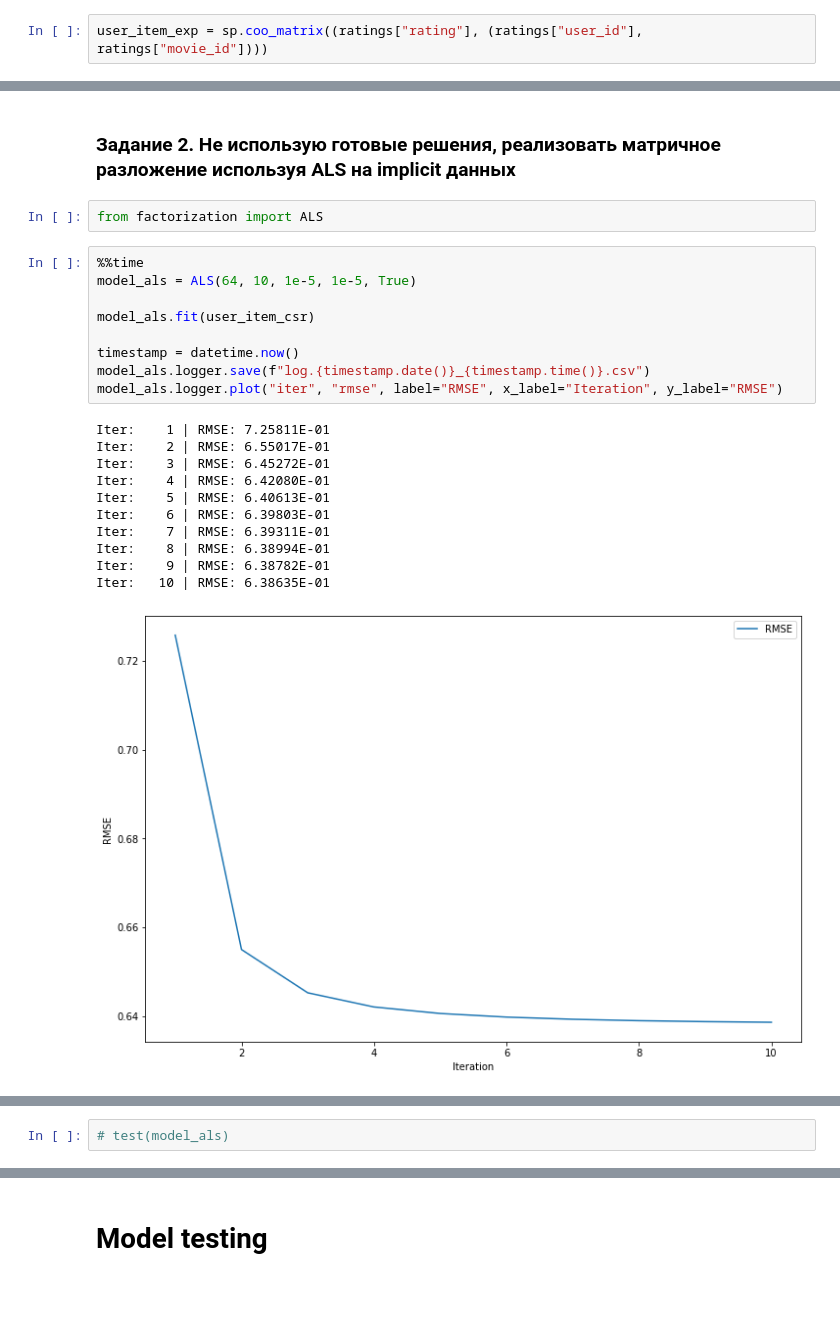
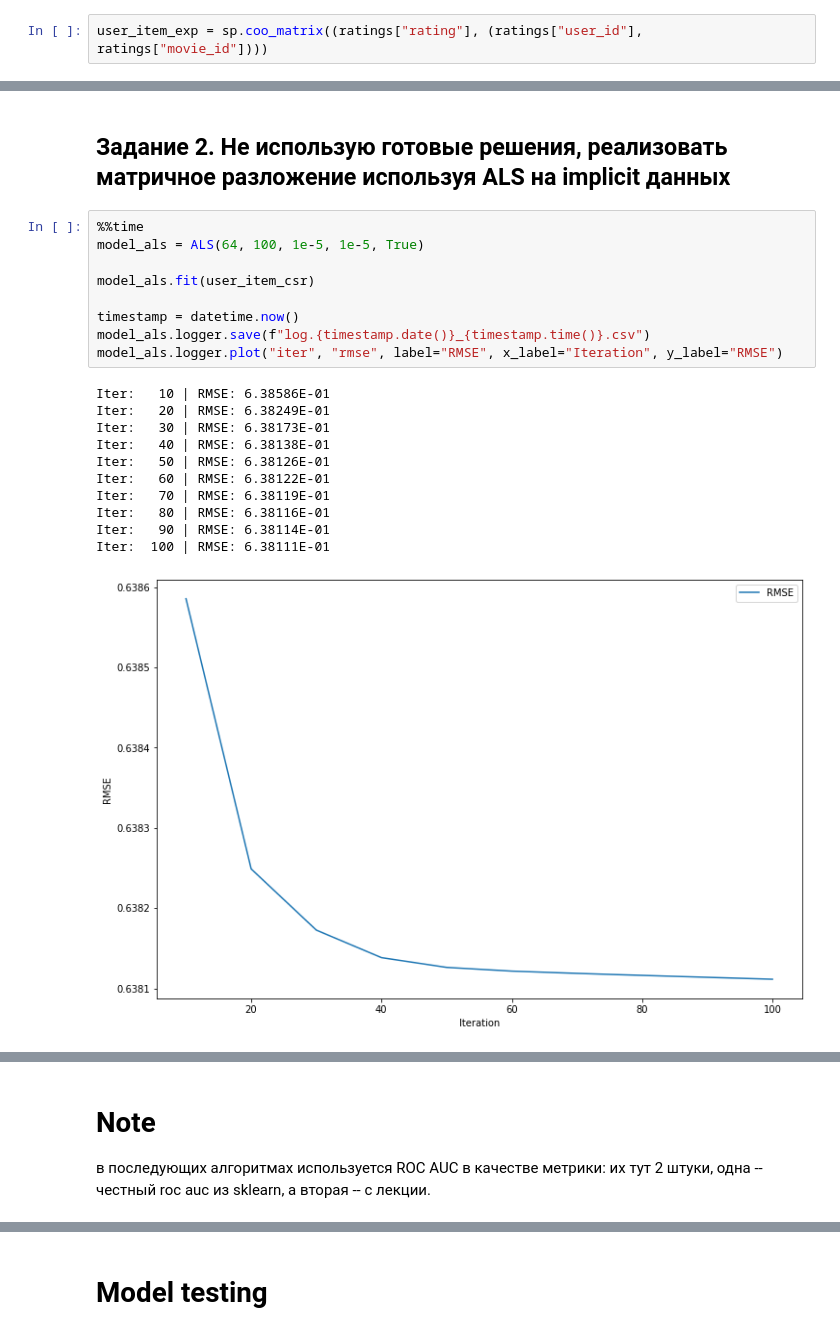
Before and after one commit to breengles/hse_hw, a Jupyter notebook: RecSys/01/HW_1_RECSYS_HSE.ipynb, the cells around one changed output, grey strips where cells are left out. Drawn from its saved outputs; the diff is of its cells as text; blank space fills up the shorter version.

```diff
--- a/RecSys/01/HW_1_RECSYS_HSE.ipynb
+++ b/RecSys/01/HW_1_RECSYS_HSE.ipynb
@@ -277,25 +282,23 @@ Wall time: 10min 41s
 # %% [markdown]
-### Задание 2. Не использую готовые решения, реализовать матричное разложение используя ALS на implicit данных
+## Задание 2. Не использую готовые решения, реализовать матричное разложение используя ALS на implicit данных
-# %%
-from factorization import ALS
 # %%
 %%time
-model_als = ALS(64, 10, 1e-5, 1e-5, True)
+model_als = ALS(64, 100, 1e-5, 1e-5, True)
 
 model_als.fit(user_item_csr)
 
 timestamp = datetime.now()
 model_als.logger.save(f"log.{timestamp.date()}_{timestamp.time()}.csv")
 model_als.logger.plot("iter", "rmse", label="RMSE", x_label="Iteration", y_label="RMSE")
 # %% [output]
-Iter:    1 | RMSE: 7.25811E-01
-Iter:    2 | RMSE: 6.55017E-01
-Iter:    3 | RMSE: 6.45272E-01
-Iter:    4 | RMSE: 6.42080E-01
-Iter:    5 | RMSE: 6.40613E-01
-Iter:    6 | RMSE: 6.39803E-01
-Iter:    7 | RMSE: 6.39311E-01
-Iter:    8 | RMSE: 6.38994E-01
-Iter:    9 | RMSE: 6.38782E-01
-Iter:   10 | RMSE: 6.38635E-01
+Iter:   10 | RMSE: 6.38586E-01
+Iter:   20 | RMSE: 6.38249E-01
+Iter:   30 | RMSE: 6.38173E-01
+Iter:   40 | RMSE: 6.38138E-01
+Iter:   50 | RMSE: 6.38126E-01
+Iter:   60 | RMSE: 6.38122E-01
+Iter:   70 | RMSE: 6.38119E-01
+Iter:   80 | RMSE: 6.38116E-01
+Iter:   90 | RMSE: 6.38114E-01
+Iter:  100 | RMSE: 6.38111E-01
-[figure, old version]
+[figure, new version]
@@ -304,3 +307,5 @@ Wall time: 6min 52s
-# %%
-# test(model_als)
+# %% [markdown]
+# Note
+
+в последующих алгоритмах используется ROC AUC в качестве метрики: их тут 2 штуки, одна -- честный roc auc из sklearn, а вторая -- с лекции.
 # %% [markdown]
```
Also changed, not shown: parts of 34 cells of this notebook.
